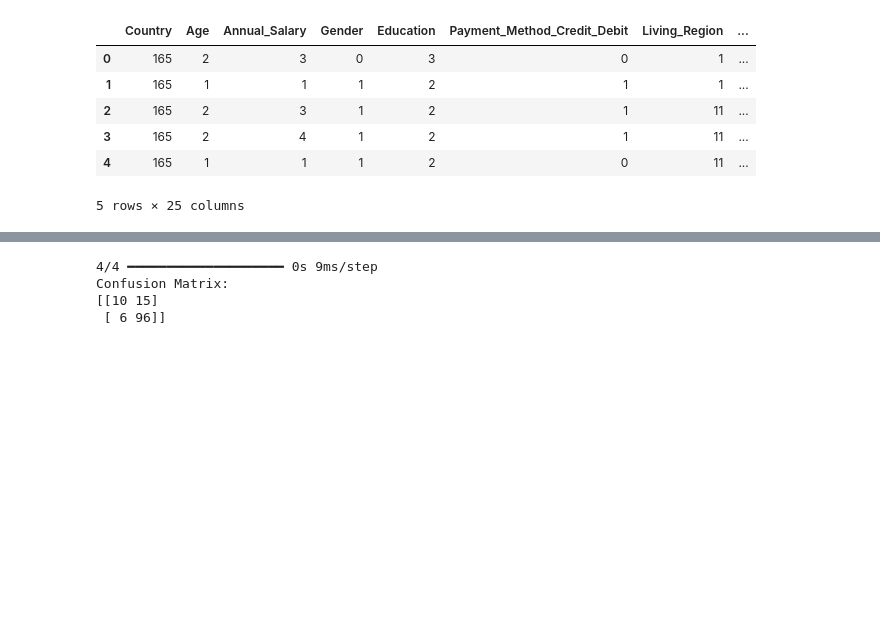
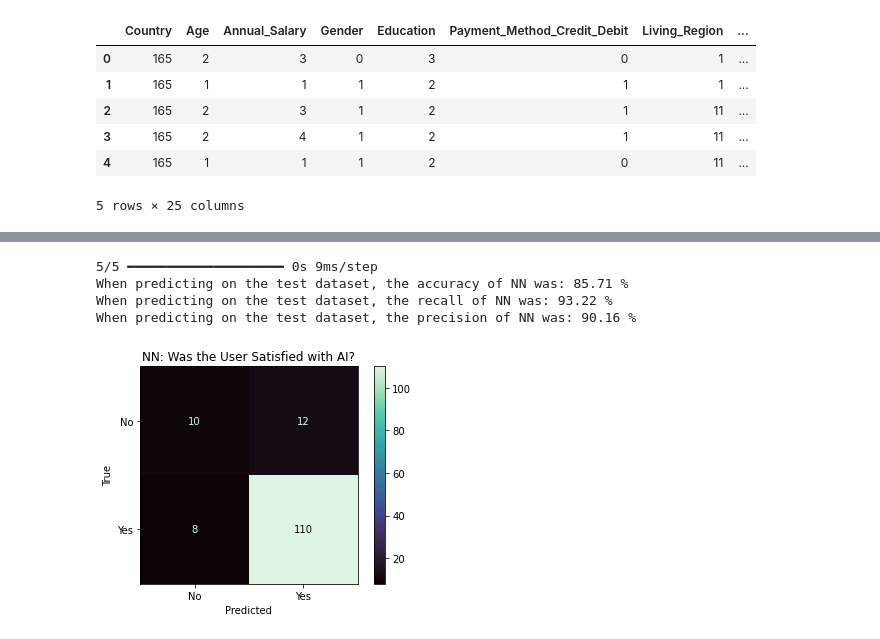
Before and after one commit to Canfieldr/DSE6311-Graduate-DS-Capstone, a Jupyter notebook: Code/Model.ipynb, the cells around one changed output, grey strips where cells are left out. Drawn from its saved outputs; the diff is of its cells as text; code cells hidden in the pictures; blank space fills up the shorter version.

```diff
--- a/Code/Model.ipynb
+++ b/Code/Model.ipynb
@@ -81,15 +93,22 @@ plt.show()
 # %%
-# Predict on the test set
+# Predicting on the test set
 predictions = model.predict(X_test_scaled)
 predicted_class = (predictions >= 0.5).astype(int)
 
-# Confusion matrix
-cm = confusion_matrix(y_test, predicted_class)
-print("Confusion Matrix:")
-print(cm)
+# Displaying the Confusion Matrix
+cf_matrix = confusion_matrix(y_test, predicted_class)
+cmd = ConfusionMatrixDisplay(cf_matrix, display_labels = ['No', 'Yes'])
+cmd.plot(cmap = 'mako')
+cmd.ax_.set(xlabel = 'Predicted', ylabel = 'True', title = 'NN: Was the User Satisfied with AI?')
+
+# Printing results
+print("When predicting on the test dataset, the accuracy of NN was:", np.round((accuracy_score(y_test, predicted_class) * 100), 2), "%")
+print("When predicting on the test dataset, the recall of NN was:", np.round((recall_score(y_test, predicted_class) * 100), 2), "%")
+print("When predicting on the test dataset, the precision of NN was:", np.round((precision_score(y_test, predicted_class) * 100), 2), "%")
 # %% [output]
-4/4 ━━━━━━━━━━━━━━━━━━━━ 0s 9ms/step
-Confusion Matrix:
-[[10 15]
- [ 6 96]]
+5/5 ━━━━━━━━━━━━━━━━━━━━ 0s 9ms/step
+When predicting on the test dataset, the accuracy of NN was: 85.71 %
+When predicting on the test dataset, the recall of NN was: 93.22 %
+When predicting on the test dataset, the precision of NN was: 90.16 %
+[figure, added]
 # %%
```
Also changed, not shown: parts of 9 cells of this notebook.
